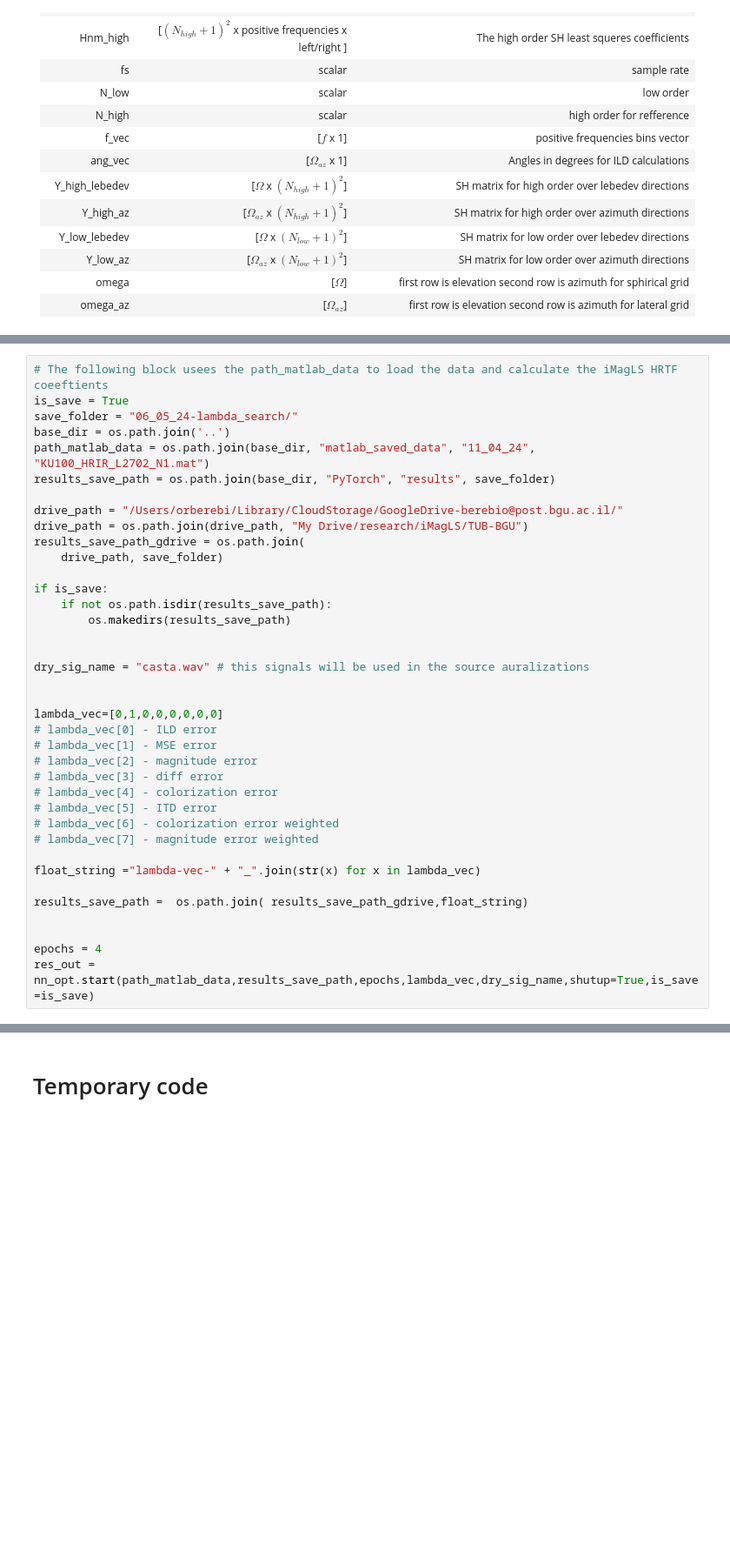
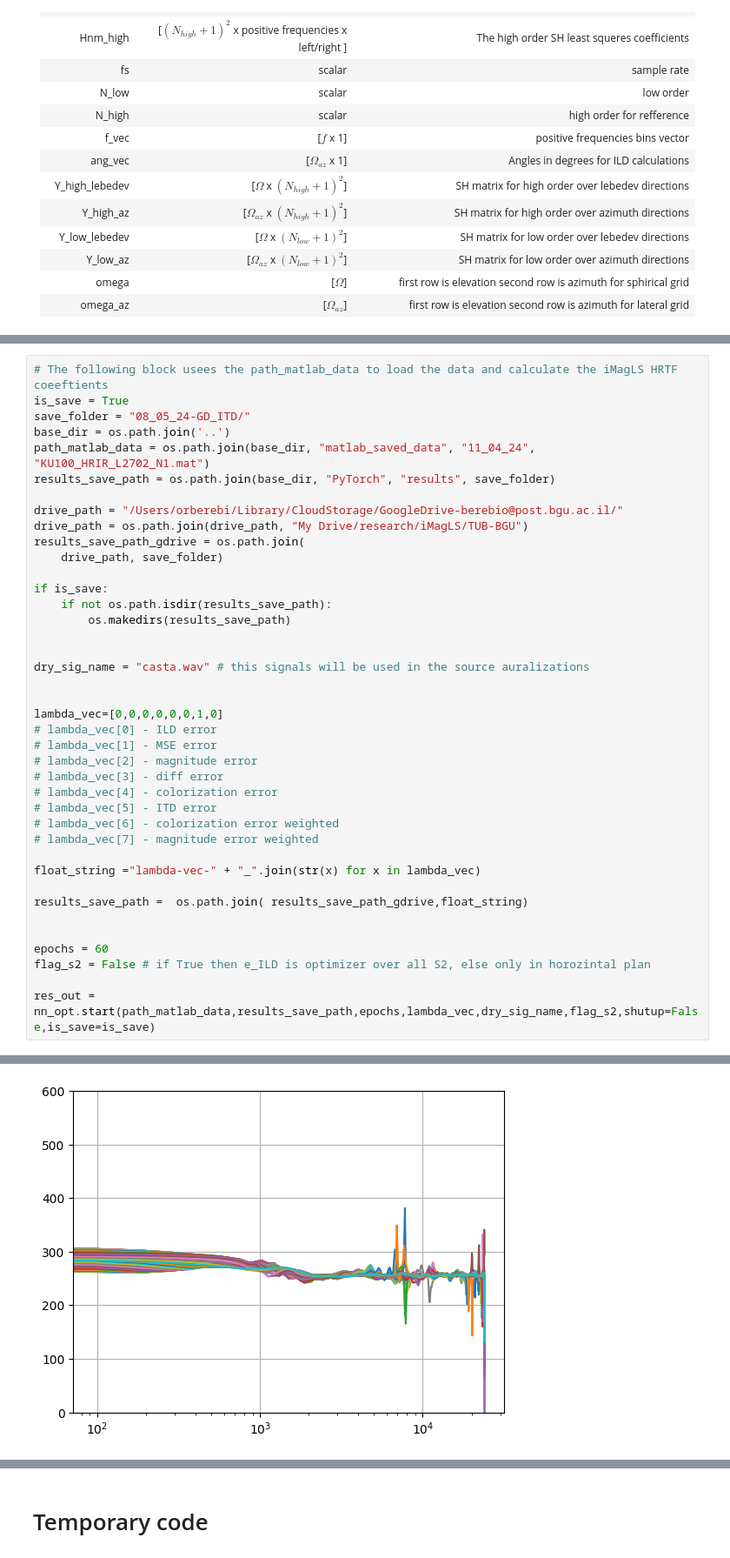
Before and after one commit to OrBerebi/TUB-BGU-colab, a Jupyter notebook: PyTorch/main.ipynb, the cells around one changed output, grey strips where cells are left out. Shown at 87% size. Saved outputs shown, nothing was run; the diff lists cells and outputs as text; blank space fills up the shorter version.

Commit message:
Ready for lambda search

```diff
--- a/PyTorch/main.ipynb
+++ b/PyTorch/main.ipynb
@@ -47,7 +73,7 @@ import torch
 # %%
 # The following block usees the path_matlab_data to load the data and calculate the iMagLS HRTF coeeftients
 is_save = True
-save_folder = "06_05_24-lambda_search/"
+save_folder = "08_05_24-GD_ITD/"
 base_dir = os.path.join('..')
 path_matlab_data = os.path.join(base_dir, "matlab_saved_data", "11_04_24", "KU100_HRIR_L2702_N1.mat")
 results_save_path = os.path.join(base_dir, "PyTorch", "results", save_folder)
@@ -65,7 +91,7 @@ if is_save:
 dry_sig_name = "casta.wav" # this signals will be used in the source auralizations
 
 
-lambda_vec=[0,1,0,0,0,0,0,0]
+lambda_vec=[0,0,0,0,0,0,1,0]
 # lambda_vec[0] - ILD error
 # lambda_vec[1] - MSE error
 # lambda_vec[2] - magnitude error
@@ -80,6 +106,8 @@ float_string ="lambda-vec-" + "_".join(str(x) for x in lambda_vec)
 results_save_path =  os.path.join( results_save_path_gdrive,float_string)
 
 
-epochs = 4
-res_out = nn_opt.start(path_matlab_data,results_save_path,epochs,lambda_vec,dry_sig_name,shutup=True,is_save=is_save)
+epochs = 60
+flag_s2 = False # if True then e_ILD is optimizer over all S2, else only in horozintal plan
+
+res_out = nn_opt.start(path_matlab_data,results_save_path,epochs,lambda_vec,dry_sig_name,flag_s2,shutup=False,is_save=is_save)
 # %% [output]
@@ -90,0 +132 @@ Done!
+[figure, added]
```
Also changed, not shown: parts of 9 cells of this notebook, 4 other files.
